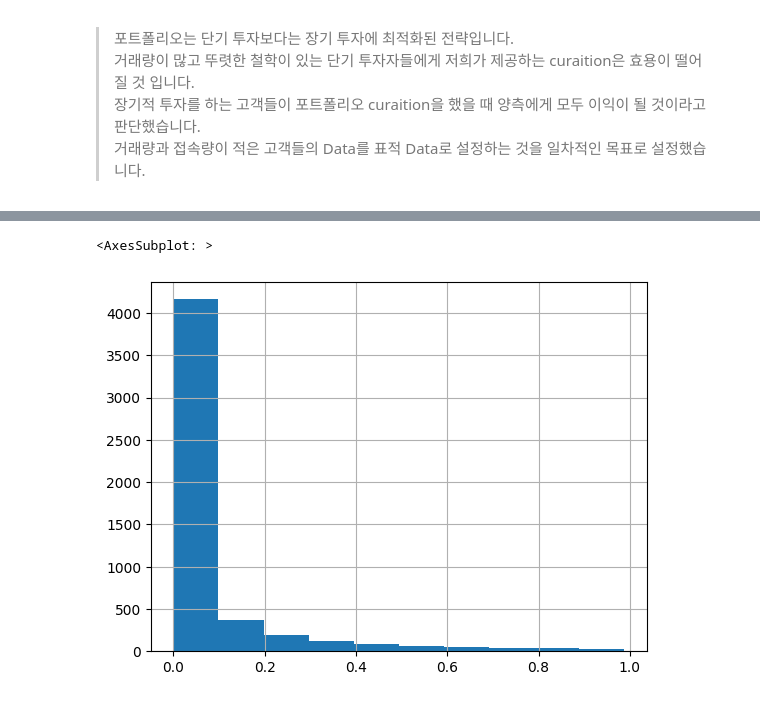
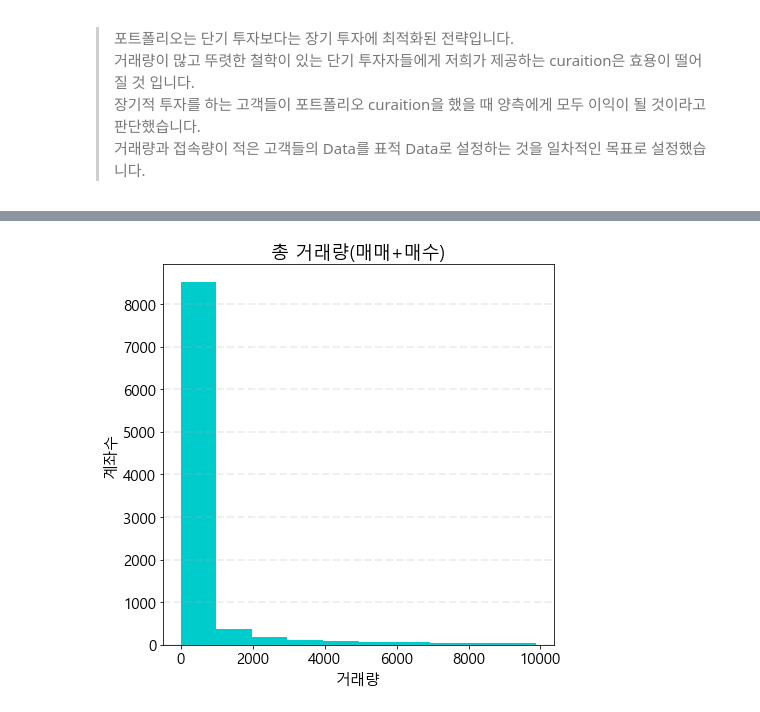
Before and after one commit to Dirtfy/NH_Project, a Jupyter notebook: test.ipynb, the cells around one changed output, grey strips where cells are left out. Drawn from its saved outputs; the diff is of its cells as text; code cells hidden in the pictures.

```diff
--- a/test.ipynb
+++ b/test.ipynb
@@ -59,12 +52,9 @@ cus_itg['act_no'] = cus_itg['act_no'].astype('string')
 data_mts = {}
 data_tot = {}
 for row_i, row in cus_ifo.iterrows():
-    if row_i > 0 and str(row['bas_stk_trd_tp_cd']) != '1' and str(row['bas_stk_trd_tp_cd']) != '2':
-        data_mts[row['act_no']] = row['mts_mm_access_type'].count('1')/6
-        tmp = row['tot_ivs_te_sgm_cd']
-        if tmp == 99:
-            tmp = 1
-        data_tot[row['act_no']] = tmp/6
+    if row_i > 0 and str(row['bas_stk_trd_tp_cd']) != '1' and str(row['bas_stk_trd_tp_cd']) != '2' and str(row['tot_ivs_te_sgm_cd']) != '99':
+        data_mts[row['act_no']] = row['mts_mm_access_type'].count('1')
+        data_tot[row['act_no']] = row['tot_ivs_te_sgm_cd']
 
 data_byn_sll = {}
 for row_i, row in cus_itg.iterrows():
@@ -81,4 +71,4 @@ for row_i, row in cus_itg.iterrows():
 data_set = {}
 for key in data_byn_sll:
     if key in data_mts and data_byn_sll[key] <= 10000:
-        data_set[key] = Data(data_mts[key], data_tot[key], data_byn_sll[key]/10000)
+        data_set[key] = Data(data_mts[key], data_tot[key], data_byn_sll[key])
@@ -106 +91,6 @@ Name: mts_mm_access_type, dtype: int64
+# %%
+import matplotlib
+matplotlib.rcParams['font.family']='Malgun Gothic'
+matplotlib.rcParams['font.size']=15 # 글자크기
+matplotlib.rcParams['axes.unicode_minus']=False # -깨짐현상 해결
 # %%
@@ -140,5 +141 @@ df1
 Name: byn_sll, Length: 1545, dtype: int64
-# %%
-filt=df['byn_sll']>0
-df.drop(index=df[-filt].index,inplace=True)
-df
@@ -159,5 +142,11 @@ df
 # %%
-df['byn_sll'].hist()
+plt.figure(figsize=(7,7))
+plt.title('총 거래량(매매+매수)')
+df['byn_sll'].hist(color='#00CCCC')
+plt.xlabel('거래량')
+plt.ylabel('계좌수')
+plt.grid(axis='y',alpha=0.2,linestyle='--',linewidth=2)
+plt.grid(axis='x',alpha=0)
+plt.show()
 # %% [output]
-<AxesSubplot: >
-[figure, old version]
+[figure, new version]
```
Also changed, not shown: parts of 26 cells of this notebook.
